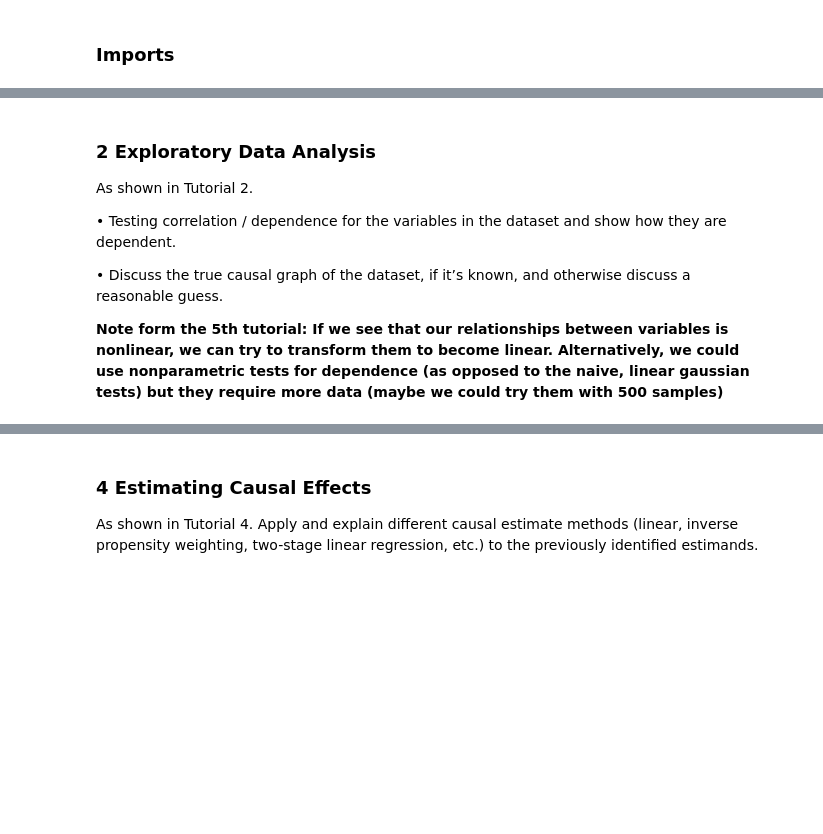
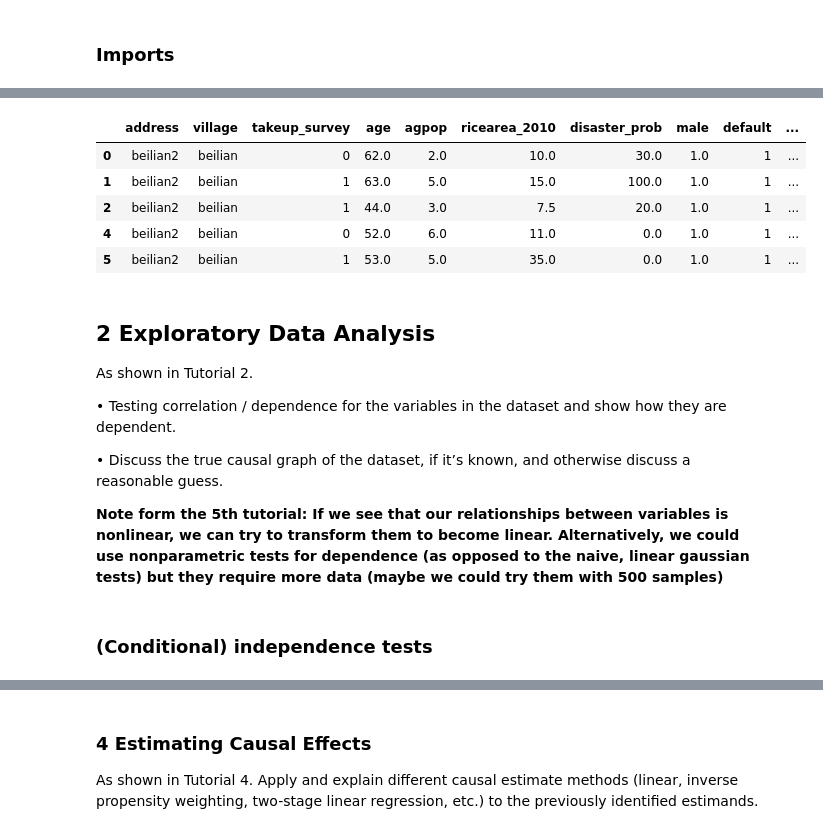
Before and after one commit to Dawlau/castle-doctrine-causality, a Jupyter notebook: causal-estimation.ipynb, the cells around one changed output, grey strips where cells are left out. Drawn from its saved outputs; the diff is of its cells as text; code cells hidden in the pictures; blank space fills up the shorter version.

Commit message:
updated causal estimation noteobok

```diff
--- a/causal-estimation.ipynb
+++ b/causal-estimation.ipynb
@@ -97,0 +131,13 @@ This study provides key insights into the role of social networks in economic de
+# %%
+data = du.load_csv("rice-insurance-causality", os.path.join("data", "Cai_2015.csv"), sep=",")
+data = du.strip_column_names(data)
+data = data.dropna(axis=0, how="any")
+# %%
+data.head()
+# %% [output]
+|  | address | village | takeup_survey | age | agpop | ricearea_2010 | disaster_prob | male | default | ... |
+| 0 | beilian2 | beilian | 0 | 62.0 | 2.0 | 10.0 | 30.0 | 1.0 | 1 | ... |
+| 1 | beilian2 | beilian | 1 | 63.0 | 5.0 | 15.0 | 100.0 | 1.0 | 1 | ... |
+| 2 | beilian2 | beilian | 1 | 44.0 | 3.0 | 7.5 | 20.0 | 1.0 | 1 | ... |
+| 4 | beilian2 | beilian | 0 | 52.0 | 6.0 | 11.0 | 0.0 | 1.0 | 1 | ... |
+| 5 | beilian2 | beilian | 1 | 53.0 | 5.0 | 35.0 | 0.0 | 1.0 | 1 | ... |
@@ -98,5 +149,5 @@ This study provides key insights into the role of social networks in economic de
 # %% [markdown]
-### 2 Exploratory Data Analysis
+## 2 Exploratory Data Analysis
 
 As shown in Tutorial 2.
 
@@ -205,0 +278,2 @@ class ExplorationManager:
+# %% [markdown]
+### (Conditional) independence tests
```
Also changed, not shown: parts of 29 cells of this notebook.
